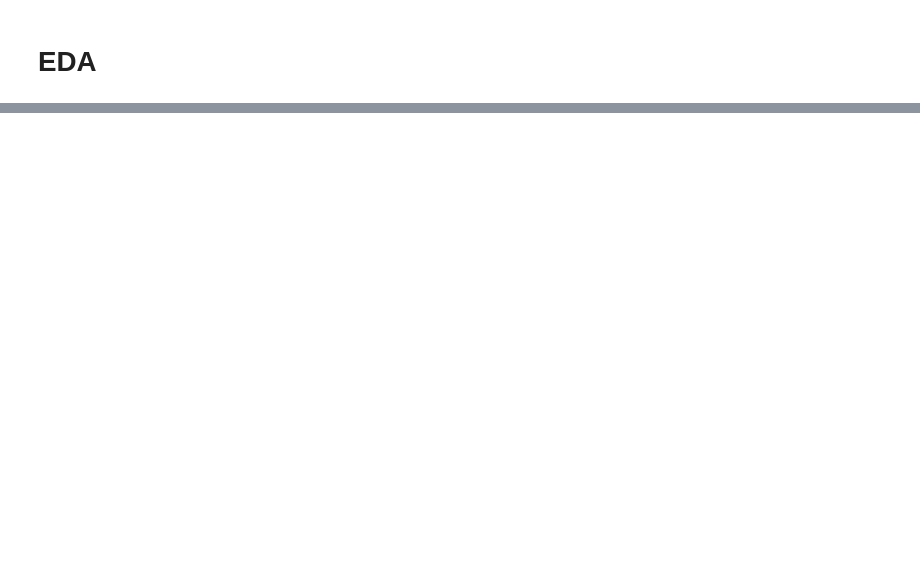
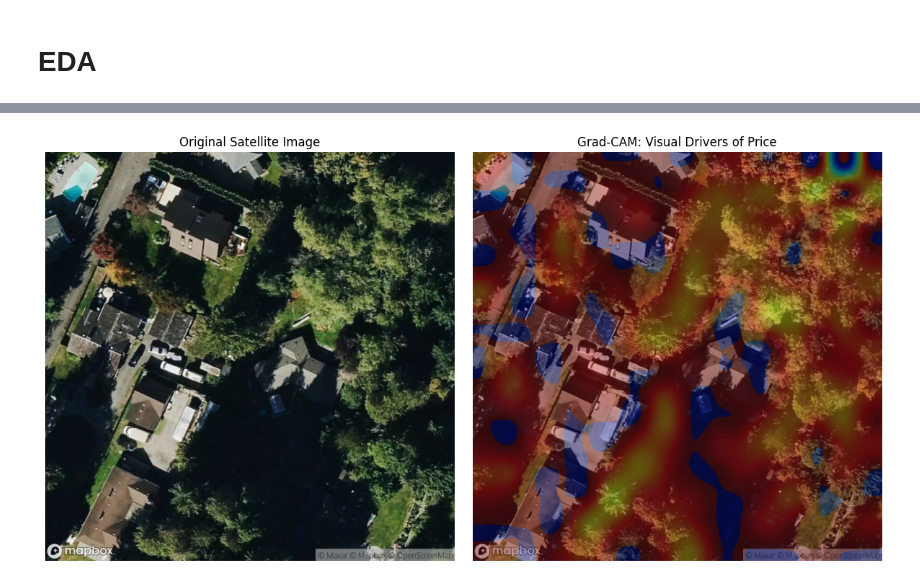
Before and after one commit to unicornvb/CDC_Project_final, a Jupyter notebook: preprocessing.ipynb, the cells around one changed output, grey strips where cells are left out. Drawn from its saved outputs; the diff is of its cells as text; code cells hidden in the pictures; blank space fills up the shorter version.

```diff
--- a/preprocessing.ipynb
+++ b/preprocessing.ipynb
@@ -2,5 +2,5 @@
 import pandas as pd
 import numpy as np
 
-df = pd.read_csv("data/train_with_transport.csv")
+df = pd.read_csv(r"C:\Users\Vaibhavi\Downloads\CDC project\train_with_transport.csv")
 df.head()
@@ -292,31 +319,33 @@ def show_side_by_side_gradcam(img_path):
         np.uint8(255 * cam_resized),
         cv2.COLORMAP_JET
     )
 
     # Overlay
     overlay = cv2.addWeighted(
         img_np, 0.65,
         heatmap, 0.35,
         0
     )
 
     # Plot side-by-side
     plt.figure(figsize=(12, 6))
 
     plt.subplot(1, 2, 1)
     plt.imshow(img_np)
     plt.title("Original Satellite Image")
     plt.axis("off")
 
     plt.subplot(1, 2, 2)
     plt.imshow(overlay)
     plt.title("Grad-CAM: Visual Drivers of Price")
     plt.axis("off")
 
     plt.tight_layout()
     plt.show()
 
 # ===============================
 # RUN (EXAMPLE)
 # ===============================
-show_side_by_side_gradcam(r"C:\Users\Vaibhavi\Downloads\CDC project\mapbox_images_2\11500890_z18_s2.png")
+show_side_by_side_gradcam(r"C:\Users\Vaibhavi\Downloads\CDC project\mapbox_images_2\1200021_z18_s2.png")
+# %% [output]
+[figure, added]
```
Also changed, not shown: parts of 8 cells of this notebook, 3 other files.
